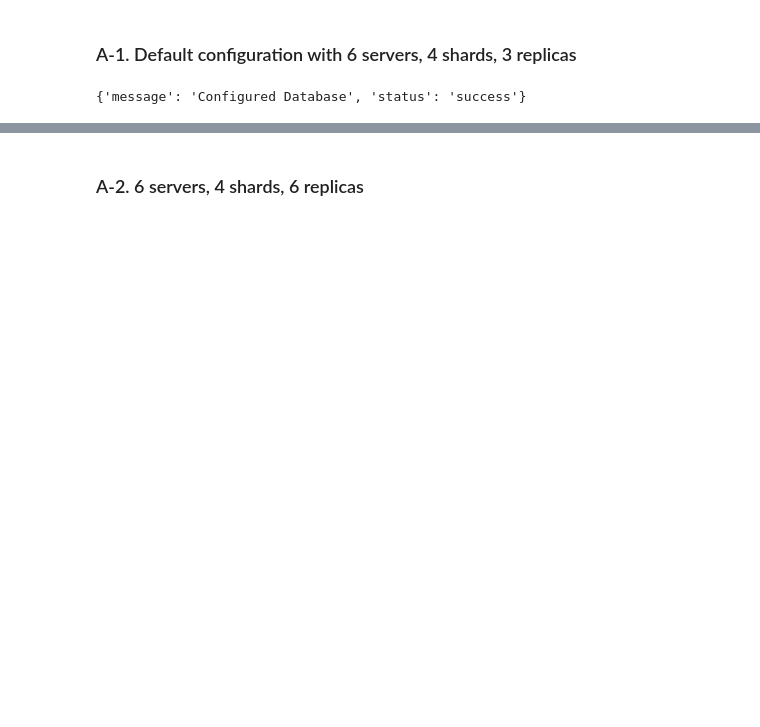
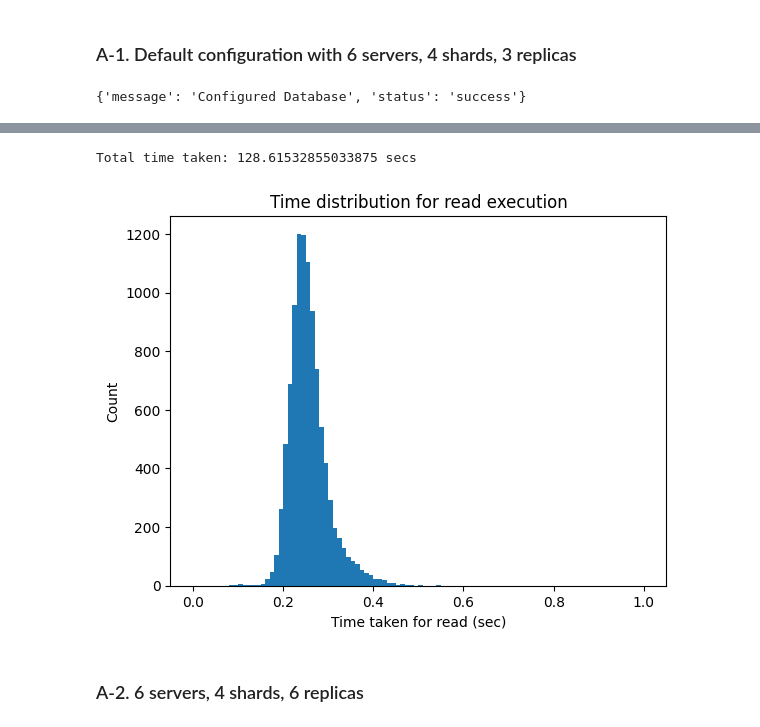
Before and after one commit to Bbiswabasu/CS60002, a Jupyter notebook: Assignment2/analysis.ipynb, the cells around one changed output, grey strips where cells are left out. Drawn from its saved outputs; the diff is of its cells as text; code cells hidden in the pictures; blank space fills up the shorter version.

```diff
--- a/Assignment2/analysis.ipynb
+++ b/Assignment2/analysis.ipynb
@@ -120,3 +81,36 @@ Total write_time: 1167.274780035019
+# %%
+
+num_requests = 10000
+
+read_times = []
+max_stud_id = 16383
+
+
+def make_read_request():
+    low = random.randint(0, max_stud_id)
+    payload = {"Stud_id": {"low": low, "high": low + 50}}
+    start_time = time.time()
+    res = requests.get(f"{docker_url}/read", json=payload)
+    read_times.append(time.time() - start_time)
+    if res.status_code != 200:
+        print(f"Error {res.status_code} in read")
+
+total_start_time=time.time()
+with concurrent.futures.ThreadPoolExecutor(max_workers=20) as executor:
+    read_tasks=[executor.submit(make_read_request) for _ in range(num_requests)]
+    concurrent.futures.wait(read_tasks)
+
+print(f"Total time taken: {time.time() - total_start_time} secs")
+# %% [output]
+Total time taken: 128.61532855033875 secs
+# %%
+plt.hist(read_times, 100, (0,1))
+plt.xlabel("Time taken for read (sec)")
+plt.ylabel("Count")
+plt.title("Time distribution for read execution")
+plt.show()
+# %% [output]
+[figure, added]
 # %%
 payload = {
     "n": 6,
```
Also changed, not shown: parts of 13 cells of this notebook, 1 other file.
